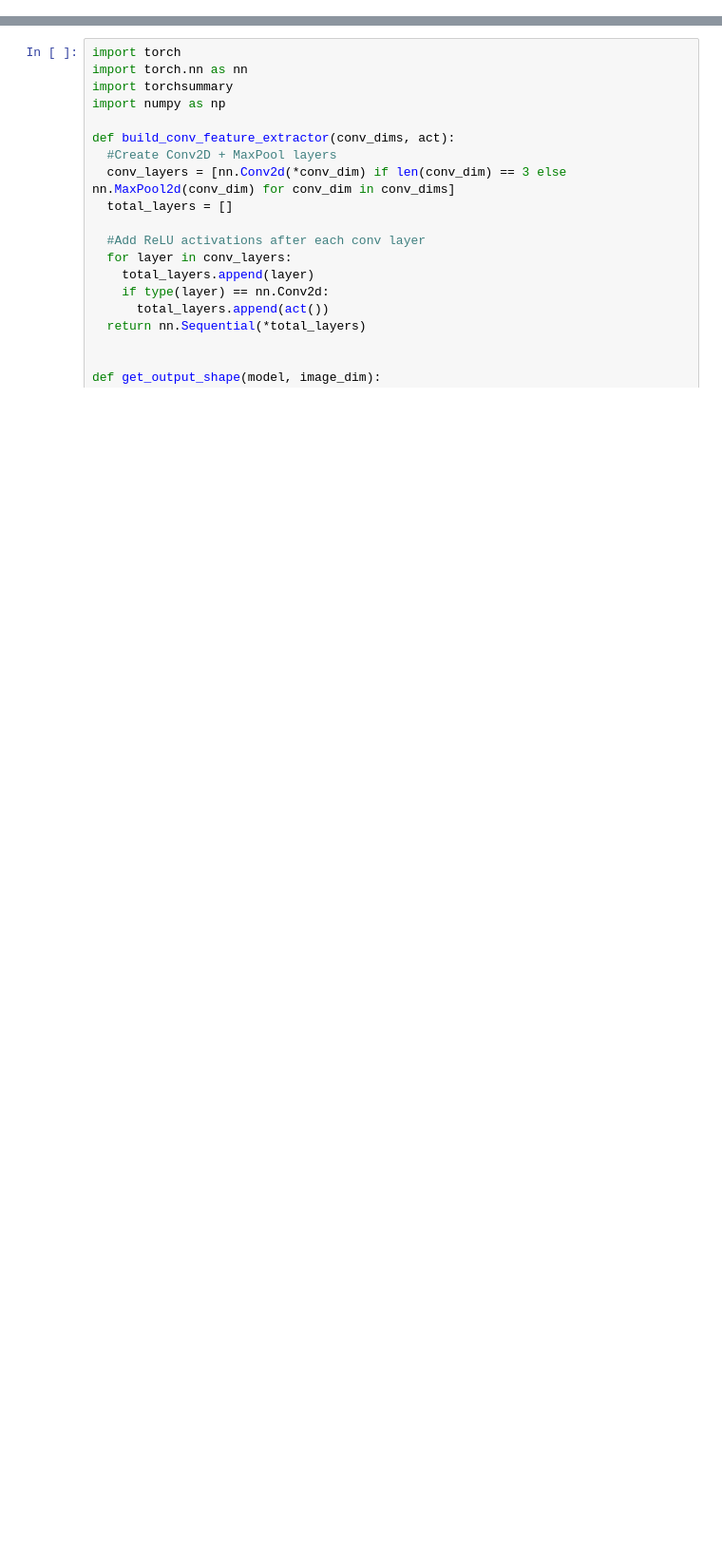
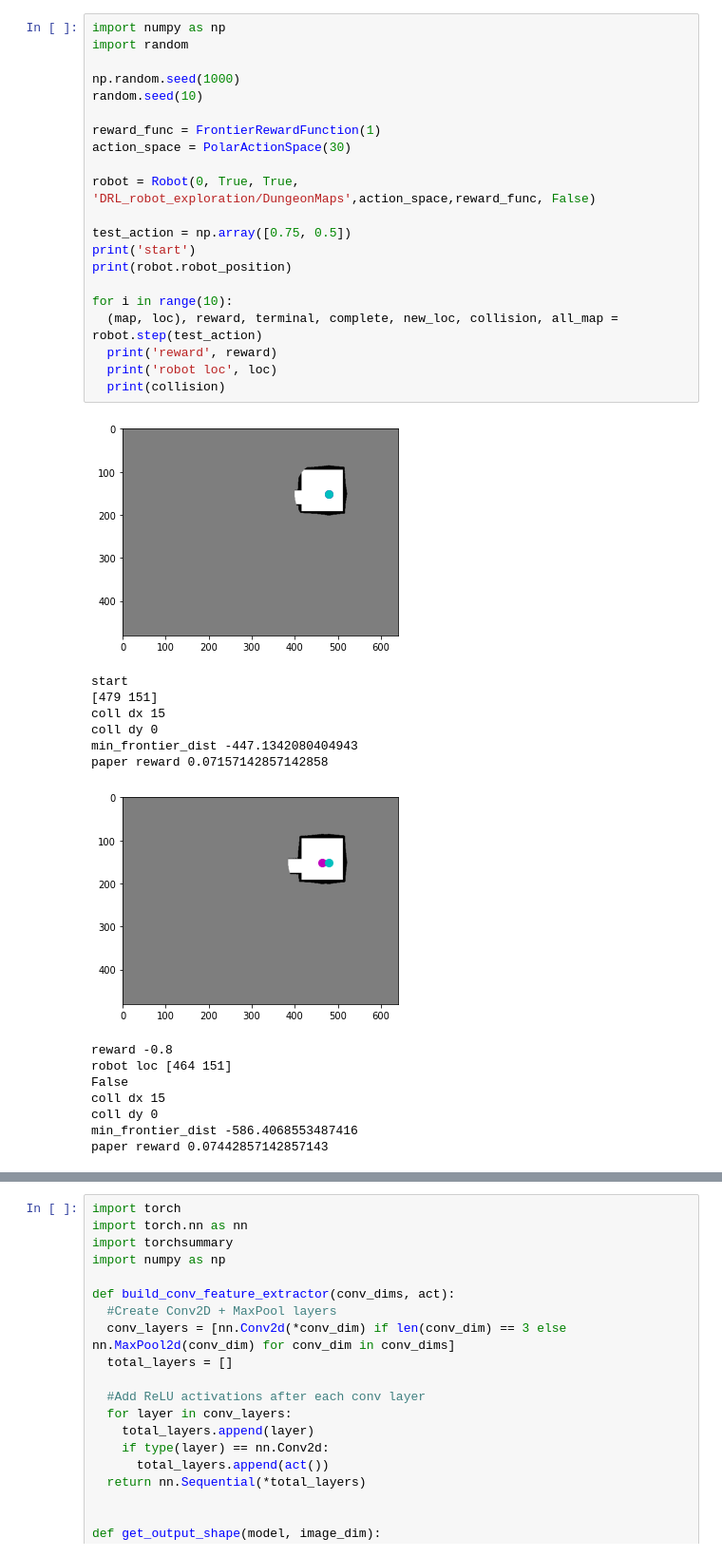
Before and after one commit to OttoJursch/DRL_robot_exploration, a Jupyter notebook: DDPG.ipynb, the cells around one changed output, grey strips where cells are left out. Shown at 95% size. Drawn from its saved outputs; the diff is of its cells as text; blank space fills up the shorter version.

```diff
--- a/DDPG.ipynb
+++ b/DDPG.ipynb
@@ -56,0 +597,37 @@ Checking out files: 100% (10919/10919), done.
+# %%
+import numpy as np
+import random
+
+np.random.seed(1000)
+random.seed(10)
+
+reward_func = FrontierRewardFunction(1)
+action_space = PolarActionSpace(30)
+
+robot = Robot(0, True, True, 'DRL_robot_exploration/DungeonMaps',action_space,reward_func, False)
+
+test_action = np.array([0.75, 0.5])
+print('start')
+print(robot.robot_position)
+
+for i in range(10):
+  (map, loc), reward, terminal, complete, new_loc, collision, all_map = robot.step(test_action)
+  print('reward', reward)
+  print('robot loc', loc)
+  print(collision)
+# %% [output]
+[figure, added]
+start
+[479 151]
+coll dx 15
+coll dy 0
+min_frontier_dist -447.1342080404943
+paper reward 0.07157142857142858
+[figure, added]
+reward -0.8
+robot loc [464 151]
+False
+coll dx 15
+coll dy 0
+min_frontier_dist -586.4068553487416
+paper reward 0.07442857142857143
```
Also changed, not shown: parts of 10 cells of this notebook.
